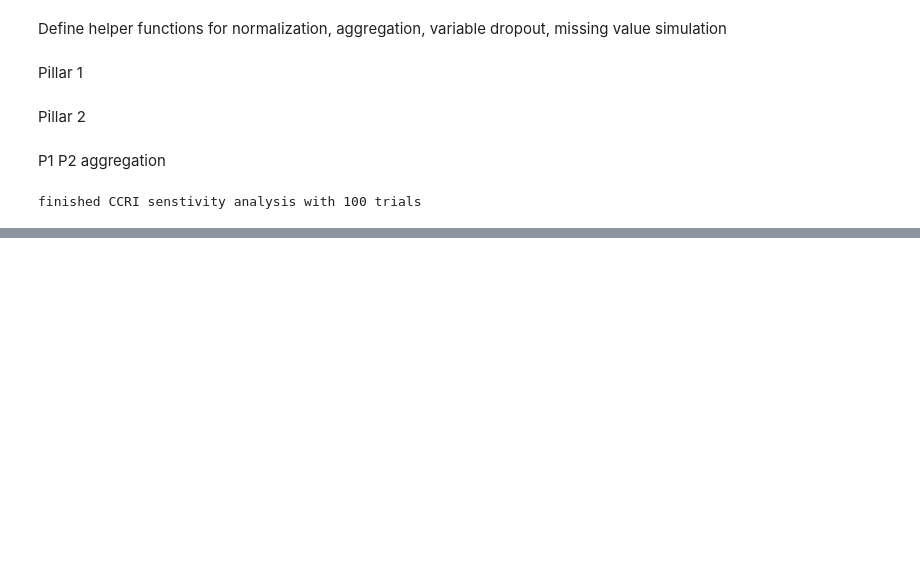
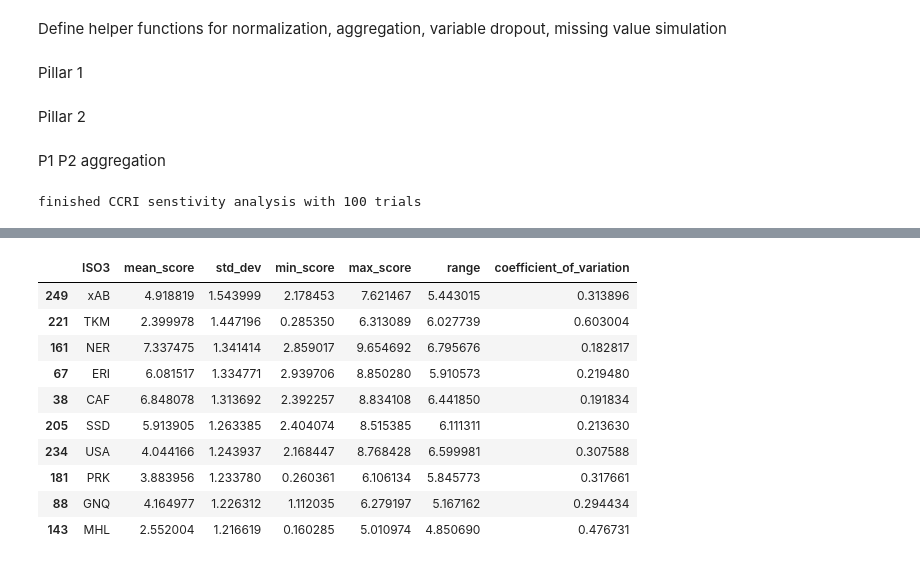
Before and after one commit to dohyung-kim/ccri, a Jupyter notebook: script/adm0/ccri_sensitivity_analysis_adm0.ipynb, the cells around one changed output, grey strips where cells are left out. Saved outputs shown, nothing was run; the diff lists cells and outputs as text; code cells hidden in the pictures; blank space fills up the shorter version.

```diff
--- a/script/adm0/ccri_sensitivity_analysis_adm0.ipynb
+++ b/script/adm0/ccri_sensitivity_analysis_adm0.ipynb
@@ -525,0 +526,35 @@ plt.show()
+# %%
+# Extract trial columns and drop ISO3 for numeric ops
+trial_cols = [col for col in child_pop_trials.columns if col.startswith('trial_')]
+data_only = child_pop_trials[trial_cols]
+
+# Compute stats
+summary_df = pd.DataFrame({
+    'ISO3': child_pop_trials['ISO3'],
+    'mean_score': data_only.mean(axis=1),
+    'std_dev': data_only.std(axis=1),
+    'min_score': data_only.min(axis=1),
+    'max_score': data_only.max(axis=1),
+    'range': data_only.max(axis=1) - data_only.min(axis=1),
+    'coefficient_of_variation': data_only.std(axis=1) / data_only.mean(axis=1)
+})
+
+# Countries with high variability
+high_variability = summary_df[summary_df['std_dev'] > 1.0]  # example threshold
+
+# Or flag top N most unstable
+top_unstable = summary_df.sort_values(by='std_dev', ascending=False).head(10)
+
+top_unstable
+# %% [output]
+|  | ISO3 | mean_score | std_dev | min_score | max_score | range | coefficient_of_variation |
+| 249 | xAB | 4.918819 | 1.543999 | 2.178453 | 7.621467 | 5.443015 | 0.313896 |
+| 221 | TKM | 2.399978 | 1.447196 | 0.285350 | 6.313089 | 6.027739 | 0.603004 |
+| 161 | NER | 7.337475 | 1.341414 | 2.859017 | 9.654692 | 6.795676 | 0.182817 |
+| 67 | ERI | 6.081517 | 1.334771 | 2.939706 | 8.850280 | 5.910573 | 0.219480 |
+| 38 | CAF | 6.848078 | 1.313692 | 2.392257 | 8.834108 | 6.441850 | 0.191834 |
+| 205 | SSD | 5.913905 | 1.263385 | 2.404074 | 8.515385 | 6.111311 | 0.213630 |
+| 234 | USA | 4.044166 | 1.243937 | 2.168447 | 8.768428 | 6.599981 | 0.307588 |
+| 181 | PRK | 3.883956 | 1.233780 | 0.260361 | 6.106134 | 5.845773 | 0.317661 |
+| 88 | GNQ | 4.164977 | 1.226312 | 1.112035 | 6.279197 | 5.167162 | 0.294434 |
+| 143 | MHL | 2.552004 | 1.216619 | 0.160285 | 5.010974 | 4.850690 | 0.476731 |
```
Also changed, not shown: parts of 7 cells of this notebook.
